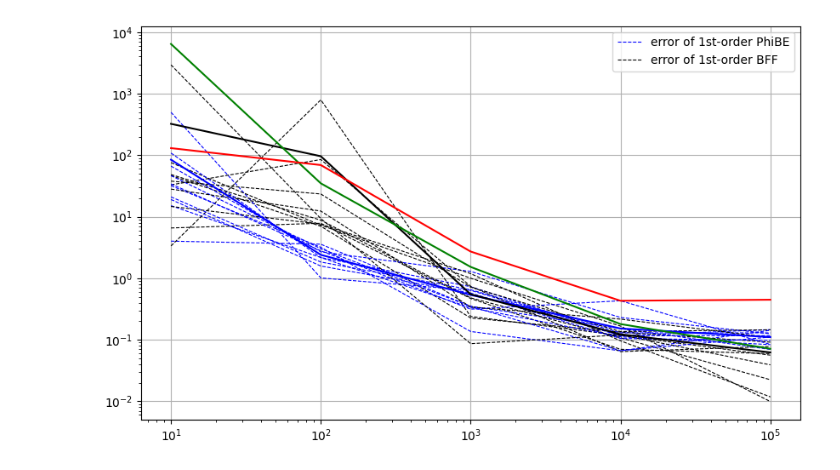
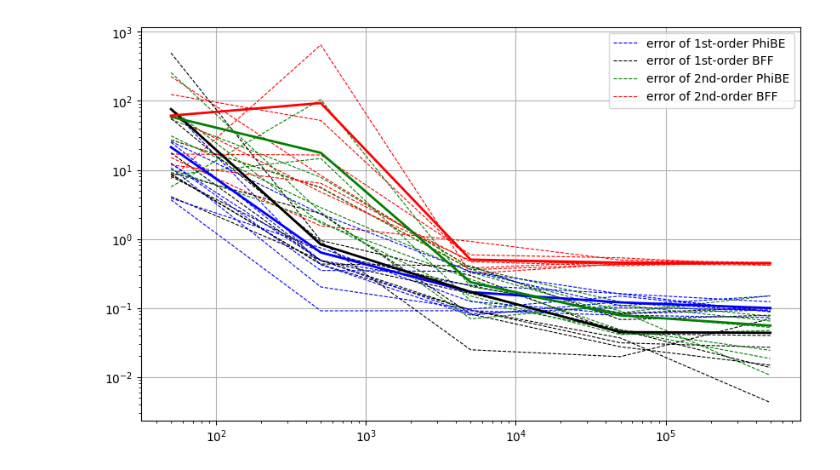
Before and after one commit to KostivArr/PhiBE-BFF, a Jupyter notebook: error_dataamount (10 simulations).ipynb, the cells around one changed output. Cells and saved outputs as stored; diff of their text form; code cells hidden in the pictures.

```diff
--- a/error_dataamount (10 simulations).ipynb
+++ b/error_dataamount (10 simulations).ipynb
@@ -51,7 +50,7 @@ def gra_gradient_bases(s):
 # %%
 
 #compute
-dataamount = [10,100,1000,10**4,10**5]  # Number of trajectories
+dataamount = [50,500,5000,5*10**4,5*10**5]  # Number of trajectories
 
 
 error_PhiBE = []
@@ -59,7 +58,7 @@ error_BFF = []
 error_PhiBE_2nd = []
 error_BFF_2nd = []
 
-for i in range(10):
+for i in range(8):
     error_PhiBE.append([])
     error_BFF.append([])
     error_PhiBE_2nd.append([])
@@ -69,7 +68,7 @@ for i in range(10):
 for num_trajectories in dataamount:
 
     # generate 10 trials for each num_trajectories
-    for trial in range(10):
+    for trial in range(8):
         s_0_values = np.linspace(-np.pi, np.pi, num_trajectories)
         trajectories = []
         for s_0 in s_0_values:
@@ -162,37 +161,37 @@ for num_trajectories in dataamount:
 # %%
 
 # Plot
 plt.figure(figsize=(10, 6))
 
 
-for i in range(10):
+for i in range(8):
     if i == 0:
         plt.loglog(dataamount, error_PhiBE[i], 'b--', label='error of 1st-order PhiBE', linewidth=0.8)
         plt.loglog(dataamount, error_BFF[i], 'k--', label='error of 1st-order BFF', linewidth=0.8)
-        #plt.loglog(dataamount, error_PhiBE_2nd[i], 'g--', label='error of 2nd-order PhiBE', linewidth=0.8)
-        #plt.loglog(dataamount, error_BFF_2nd[i], 'r--', label='error of 2nd-order BFF', linewidth=0.8)
+        plt.loglog(dataamount, error_PhiBE_2nd[i], 'g--', label='error of 2nd-order PhiBE', linewidth=0.8)
+        plt.loglog(dataamount, error_BFF_2nd[i], 'r--', label='error of 2nd-order BFF', linewidth=0.8)
     else:
         plt.loglog(dataamount, error_PhiBE[i], 'b--', linewidth=0.8)
         plt.loglog(dataamount, error_BFF[i], 'k--', linewidth=0.8)
-        #plt.loglog(dataamount, error_PhiBE_2nd[i], 'g--', linewidth=0.8)
-        #plt.loglog(dataamount, error_BFF_2nd[i], 'r--', linewidth=0.8)
+        plt.loglog(dataamount, error_PhiBE_2nd[i], 'g--', linewidth=0.8)
+        plt.loglog(dataamount, error_BFF_2nd[i], 'r--', linewidth=0.8)
 
 
 # Compute means
 error_PhiBE_mean = np.mean(error_PhiBE, axis=0)
 error_BFF_mean = np.mean(error_BFF, axis=0)
 error_PhiBE_2nd_mean = np.mean(error_PhiBE_2nd, axis=0)
 error_BFF_2nd_mean = np.mean(error_BFF_2nd, axis=0)
 
 # Plot means with appropriate color and style
-plt.loglog(dataamount, error_PhiBE_mean, 'b-')
-plt.loglog(dataamount, error_BFF_mean, 'k-')
-plt.loglog(dataamount, error_PhiBE_2nd_mean, 'g-' )
-plt.loglog(dataamount, error_BFF_2nd_mean, 'r-')
+plt.loglog(dataamount, error_PhiBE_mean, 'b-',linewidth=2)
+plt.loglog(dataamount, error_BFF_mean, 'k-',linewidth=2)
+plt.loglog(dataamount, error_PhiBE_2nd_mean, 'g-' ,linewidth=2)
+plt.loglog(dataamount, error_BFF_2nd_mean, 'r-',linewidth=2)
 
 # Add legend and grid
 plt.legend()
 plt.grid(True)
 plt.show()
 # %% [output]
-[figure, old version]
+[figure, new version]
```
Also changed, not shown: parts of 3 cells of this notebook.
